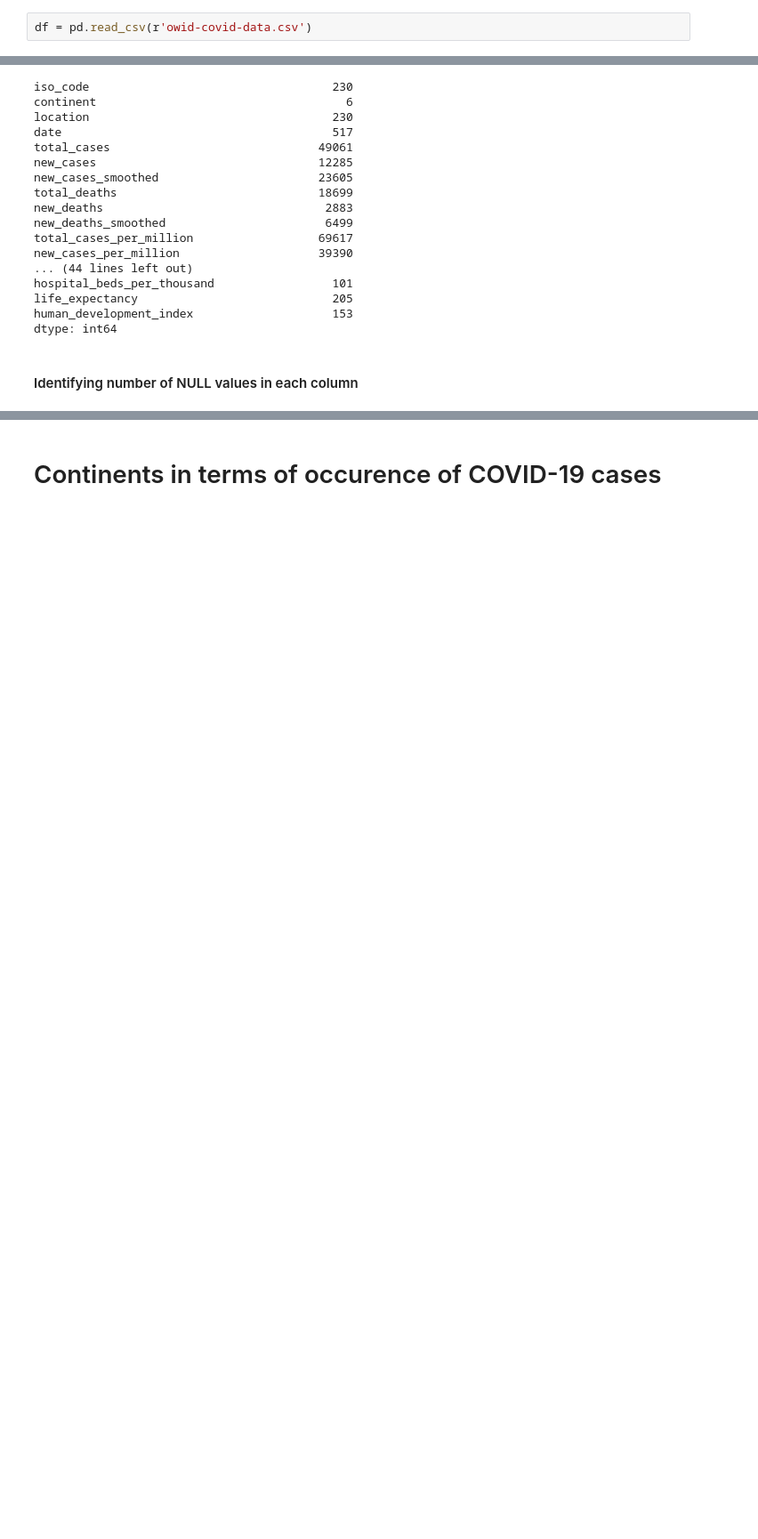
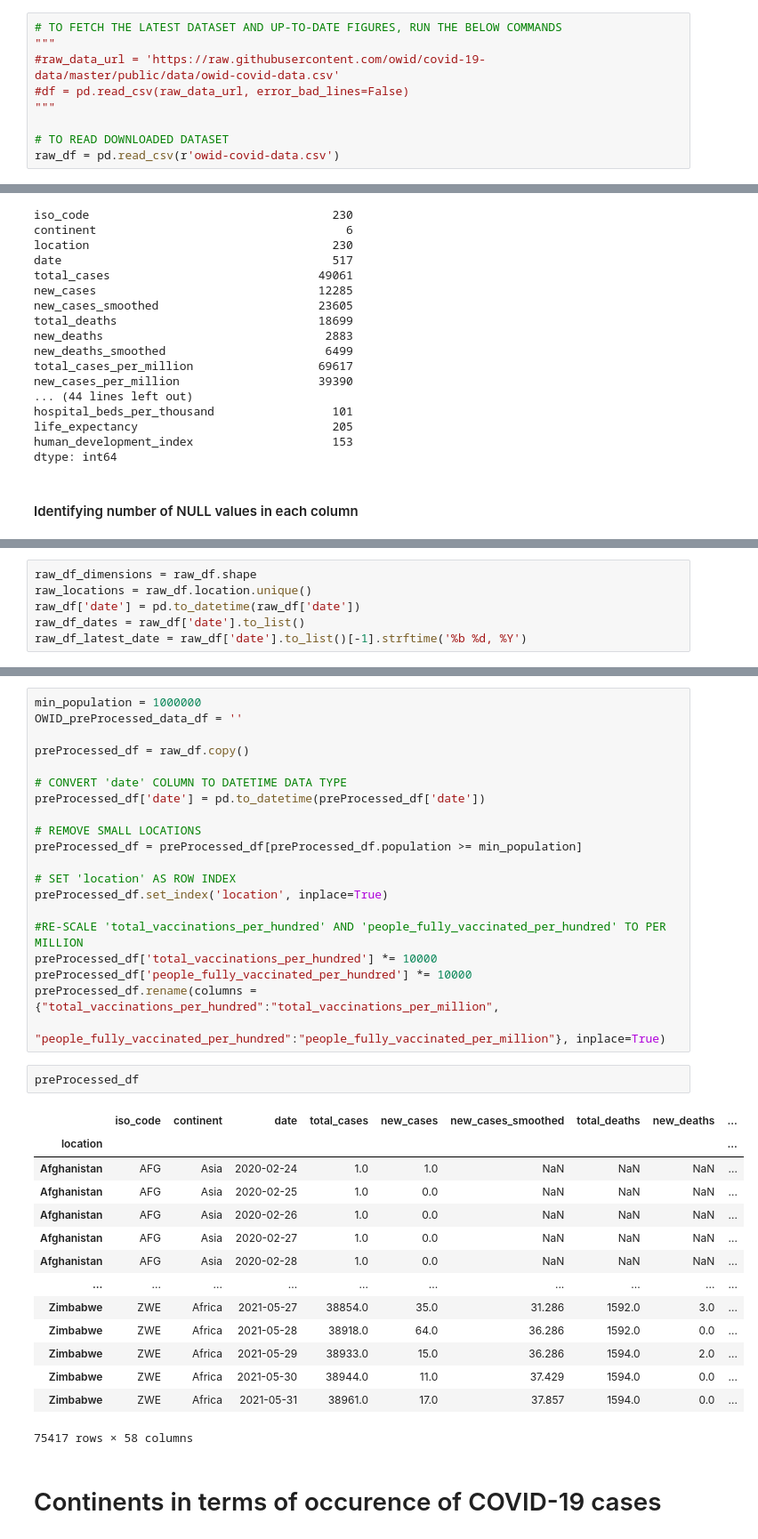
Before and after one commit to tiwari1302/TSF-GRIP, a Jupyter notebook: Task 8_Timeline Analysis COVID-19.ipynb, the cells around one changed output, grey strips where cells are left out. Shown at 89% size. Saved outputs shown, nothing was run; the diff lists cells and outputs as text; blank space fills up the shorter version.

```diff
--- a/Task 8_Timeline Analysis COVID-19.ipynb
+++ b/Task 8_Timeline Analysis COVID-19.ipynb
@@ -6,5 +15,12 @@ import pandas as pd
 # %% [markdown]
 # Reading the data
 # %%
-df = pd.read_csv(r'owid-covid-data.csv')
+# TO FETCH THE LATEST DATASET AND UP-TO-DATE FIGURES, RUN THE BELOW COMMANDS
+"""
+#raw_data_url = 'https://raw.githubusercontent.com/owid/covid-19-data/master/public/data/owid-covid-data.csv'
+#df = pd.read_csv(raw_data_url, error_bad_lines=False)
+"""
+
+# TO READ DOWNLOADED DATASET
+raw_df = pd.read_csv(r'owid-covid-data.csv')
 # %%
@@ -106,0 +125,6 @@ dtype: int64
+# %%
+raw_df_dimensions = raw_df.shape
+raw_locations = raw_df.location.unique()
+raw_df['date'] = pd.to_datetime(raw_df['date'])
+raw_df_dates = raw_df['date'].to_list()
+raw_df_latest_date = raw_df['date'].to_list()[-1].strftime('%b %d, %Y')
@@ -107,3 +133,40 @@ dtype: int64
+# %%
+min_population = 1000000
+OWID_preProcessed_data_df = ''
+
+preProcessed_df = raw_df.copy()
+
+# CONVERT 'date' COLUMN TO DATETIME DATA TYPE
+preProcessed_df['date'] = pd.to_datetime(preProcessed_df['date'])
+
+# REMOVE SMALL LOCATIONS
+preProcessed_df = preProcessed_df[preProcessed_df.population >= min_population]
+
+# SET 'location' AS ROW INDEX
+preProcessed_df.set_index('location', inplace=True)
+
+#RE-SCALE 'total_vaccinations_per_hundred' AND 'people_fully_vaccinated_per_hundred' TO PER MILLION
+preProcessed_df['total_vaccinations_per_hundred'] *= 10000
+preProcessed_df['people_fully_vaccinated_per_hundred'] *= 10000
+preProcessed_df.rename(columns = {"total_vaccinations_per_hundred":"total_vaccinations_per_million",
+                                            "people_fully_vaccinated_per_hundred":"people_fully_vaccinated_per_million"}, inplace=True)
+# %%
+preProcessed_df
+# %% [output]
+|  | iso_code | continent | date | total_cases | new_cases | new_cases_smoothed | total_deaths | new_deaths | ... |
+| location |  |  |  |  |  |  |  |  | ... |
+| Afghanistan | AFG | Asia | 2020-02-24 | 1.0 | 1.0 | NaN | NaN | NaN | ... |
+| Afghanistan | AFG | Asia | 2020-02-25 | 1.0 | 0.0 | NaN | NaN | NaN | ... |
+| Afghanistan | AFG | Asia | 2020-02-26 | 1.0 | 0.0 | NaN | NaN | NaN | ... |
+| Afghanistan | AFG | Asia | 2020-02-27 | 1.0 | 0.0 | NaN | NaN | NaN | ... |
+| Afghanistan | AFG | Asia | 2020-02-28 | 1.0 | 0.0 | NaN | NaN | NaN | ... |
+| ... | ... | ... | ... | ... | ... | ... | ... | ... | ... |
+| Zimbabwe | ZWE | Africa | 2021-05-27 | 38854.0 | 35.0 | 31.286 | 1592.0 | 3.0 | ... |
+| Zimbabwe | ZWE | Africa | 2021-05-28 | 38918.0 | 64.0 | 36.286 | 1592.0 | 0.0 | ... |
+| Zimbabwe | ZWE | Africa | 2021-05-29 | 38933.0 | 15.0 | 36.286 | 1594.0 | 2.0 | ... |
+| Zimbabwe | ZWE | Africa | 2021-05-30 | 38944.0 | 11.0 | 37.429 | 1594.0 | 0.0 | ... |
+| Zimbabwe | ZWE | Africa | 2021-05-31 | 38961.0 | 17.0 | 37.857 | 1594.0 | 0.0 | ... |
+75417 rows × 58 columns
 # %% [markdown]
 # Continents in terms of occurence of COVID-19 cases
 # %%
```
Also changed, not shown: parts of 17 cells of this notebook, 2 other files.
